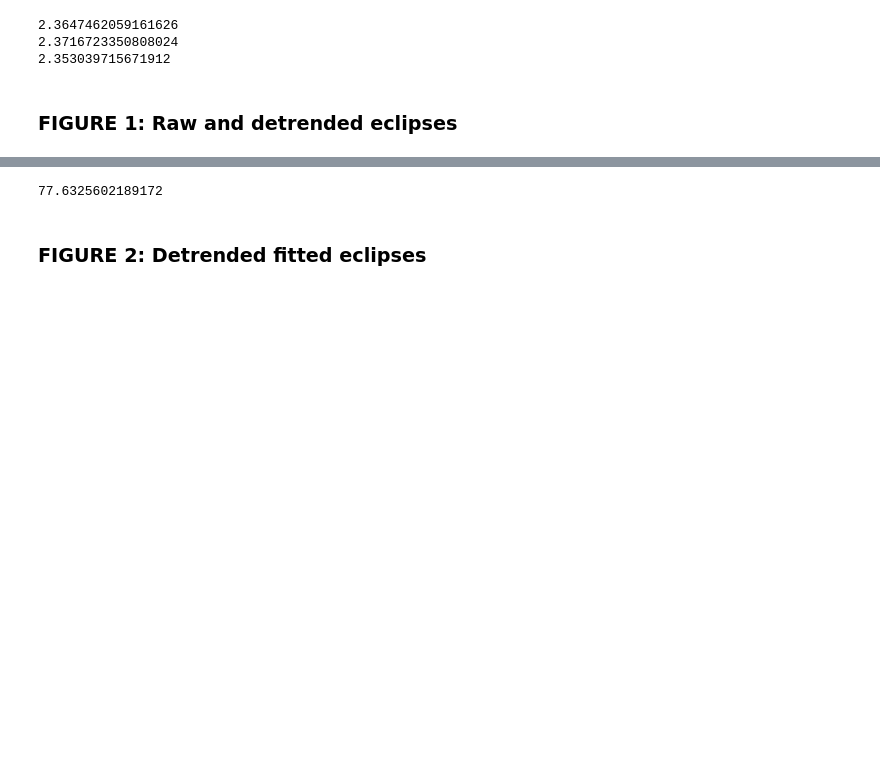
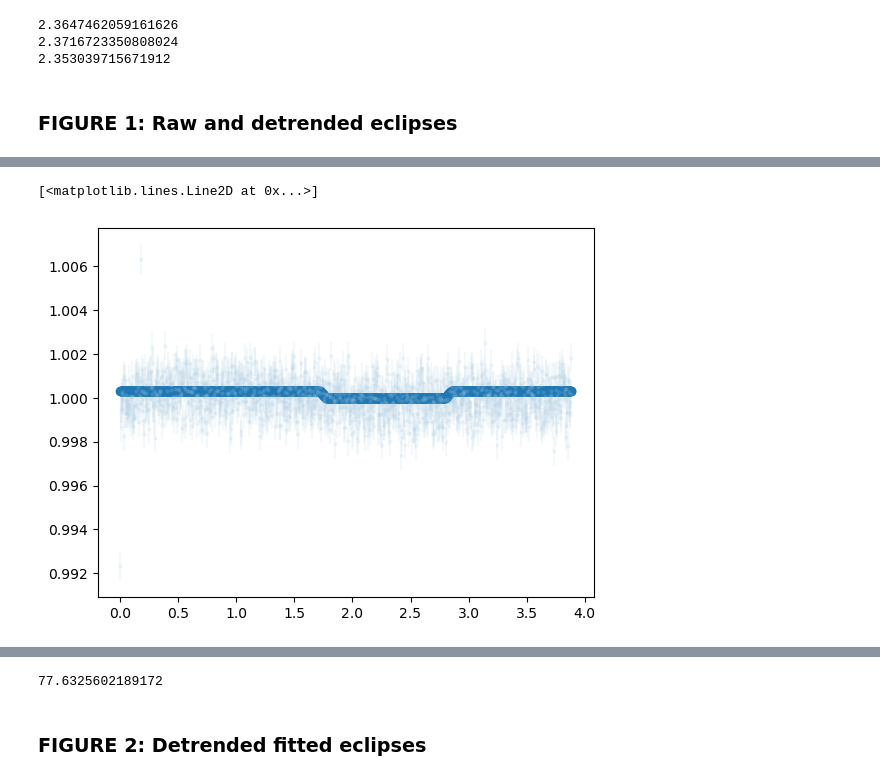
Before and after one commit to arocho11/MIRI_Eclipse_Photometry_Analysis, a Jupyter notebook: MakePlots/make_figs_paper.ipynb, the cells around one changed output, grey strips where cells are left out. Drawn from its saved outputs; the diff is of its cells as text; code cells hidden in the pictures; blank space fills up the shorter version.

Commit message:
Improved joint fitting algorithm to include different models and centroid detrending, added code for some figures

```diff
--- a/MakePlots/make_figs_paper.ipynb
+++ b/MakePlots/make_figs_paper.ipynb
@@ -597,0 +653,23 @@ plt.show()
+# %%
+    # c_20 =   +1.7494599945068785  -3.944096023640668
+    # c_21 =   +1.0217109645207643  -2.2345928412261173
+    # c_22 =   +2.3004118765703083  -1.0503479051481008
+    # c_23 =   +0.984605392445419  -0.4157254745225756
+    # c_24 =   +0.8295831716051421  -1.958721432670881
+    # c_25 =   +0.9746227862706073  -0.4125204513533605
+    # c_26 =  +0.10129067426865984  -0.3249451913409602
+    # c_27 =   +0.00032971673793240916  -0.0012081203371262722
+    # c_28 =   +0.32700801702457505  -0.10196321498149896
+
+detec1 = detec_model_poly(centroid_x_arr['3'], centroid_y_arr['3'], -1431.7284714881007, 389.64562567062654, -366.75826152431597, -2.7267392771590444, 2.352171546064886, 0.28317369017314664)
+detec2 = exponential_func(time_arr['3'],  -0.28828364764105185, -0.0002654167154003673, 1.1618804226346295)
+detec['3'] = detec1 * detec2
+# %%
+plt.errorbar(time_arr['3'], aplev_norm['3'], yerr=aperr_norm['3']/detec['3'], fmt='o', label='Raw flux', alpha=0.15, color='#B1D0E7', markersize = 2, zorder=2)
+#plt.plot(time_arr['3'], aplev_norm['3'], 'o', color='#214C6C', markersize = 4, label='3 minute binned flux', zorder=5)
+plt.plot(time_arr['3'], astro['3'], 'o')
+#plt.plot(time_arr['3'], aplev_norm['3'], 'o', color='blue', label='Detection model', alpha=0.15)
+#plt.plot(time_arr['3'], detec['3'], '-', color='#214C6C', zorder=10, linewidth=2, label='Detection model')
+# %% [output]
+[<matplotlib.lines.Line2D at 0x...>]
+[figure, added]
```
Also changed, not shown: parts of 6 cells of this notebook, 9 other files.
